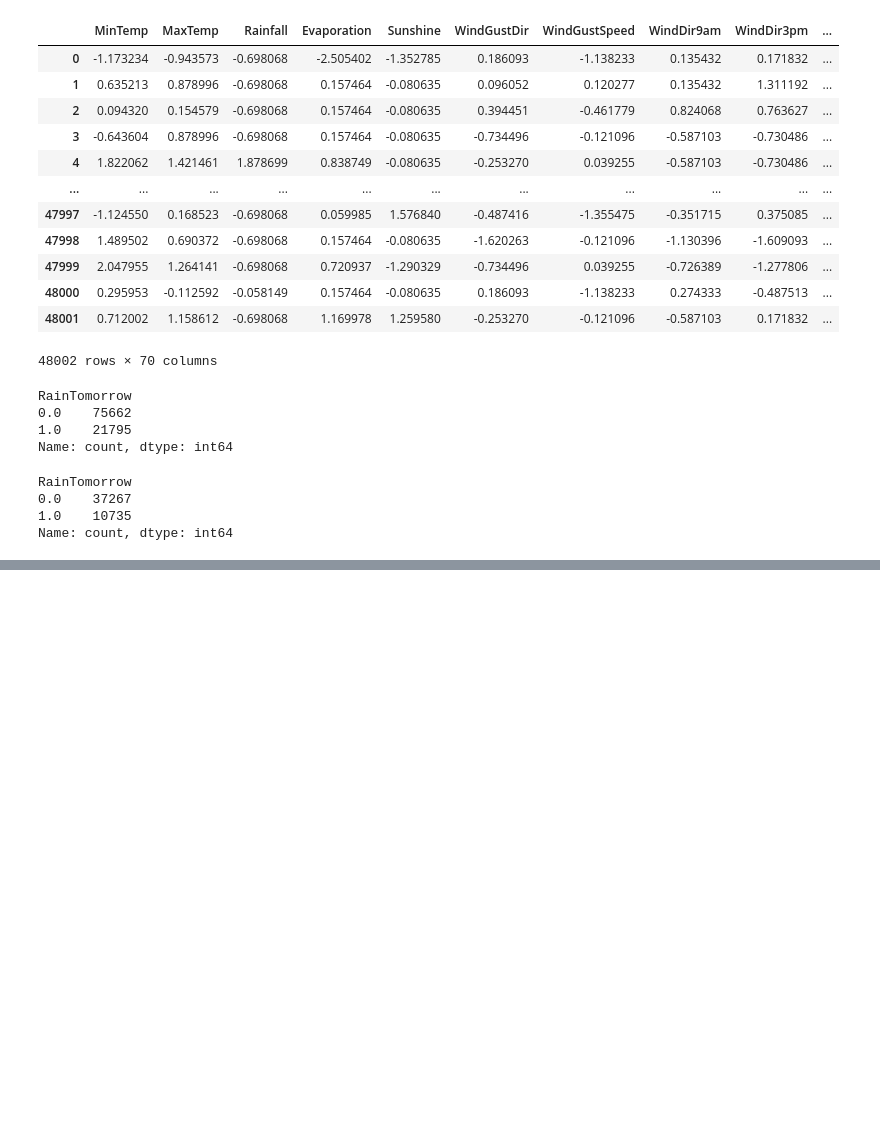
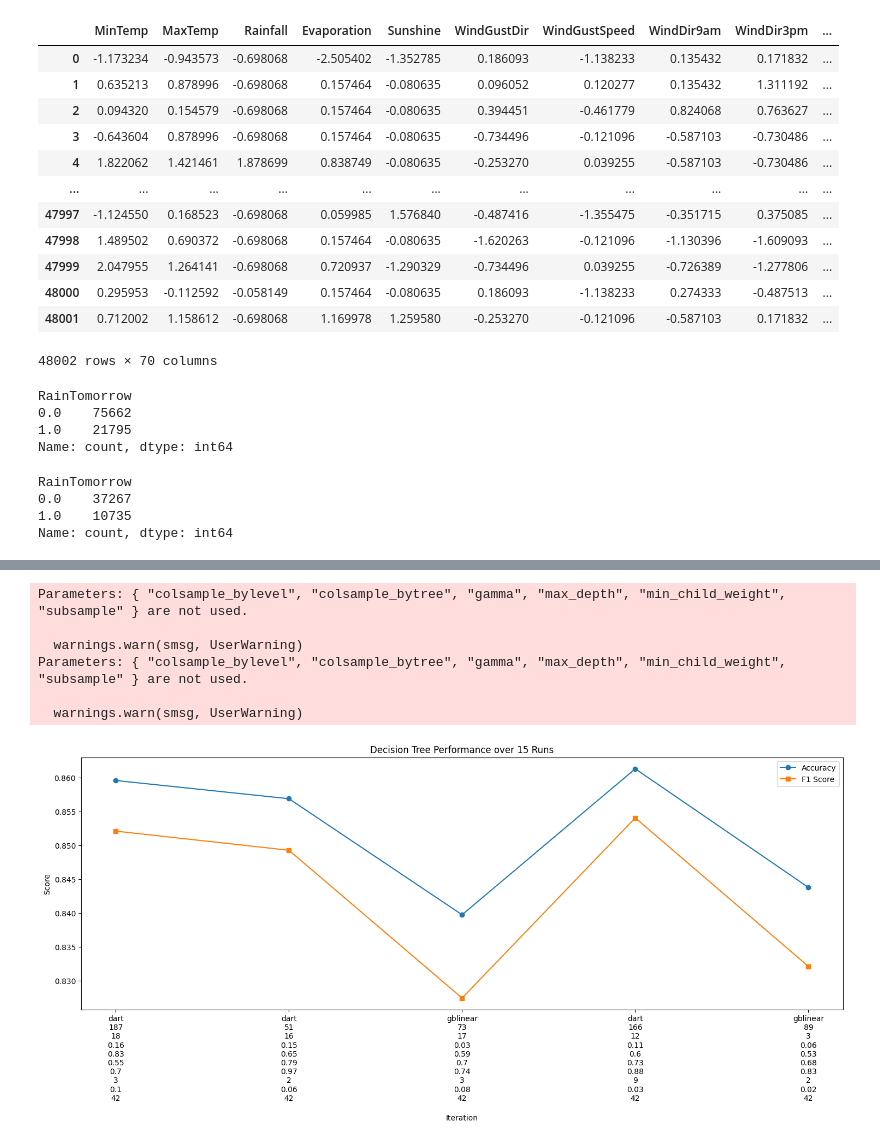
Before and after one commit to VIVALDI142857/ClassificationModelsParams, a Jupyter notebook: classification_parameters_investigation.ipynb, the cells around one changed output, grey strips where cells are left out. Saved outputs shown, nothing was run; the diff lists cells and outputs as text; code cells hidden in the pictures; blank space fills up the shorter version.

```diff
--- a/classification_parameters_investigation.ipynb
+++ b/classification_parameters_investigation.ipynb
@@ -491,0 +867,10 @@ Name: count, dtype: int64
+# %%
+random_optimization_classification(X_train, X_test, y_train, y_test, model='XGBoost')
+# %% [output]
+Parameters: { "colsample_bylevel", "colsample_bytree", "gamma", "max_depth", "min_child_weight", "subsample" } are not used.
+
+  warnings.warn(smsg, UserWarning)
+Parameters: { "colsample_bylevel", "colsample_bytree", "gamma", "max_depth", "min_child_weight", "subsample" } are not used.
+
+  warnings.warn(smsg, UserWarning)
+[figure, added]
```
Also changed, not shown: parts of 21 cells of this notebook.
